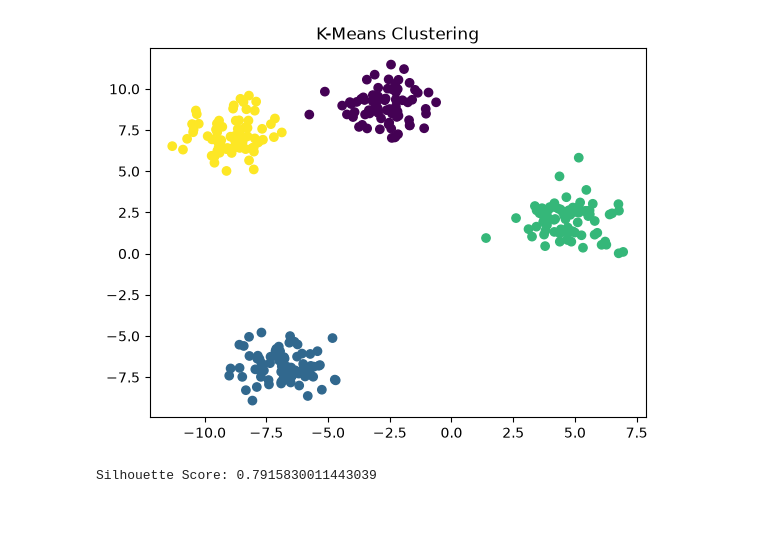
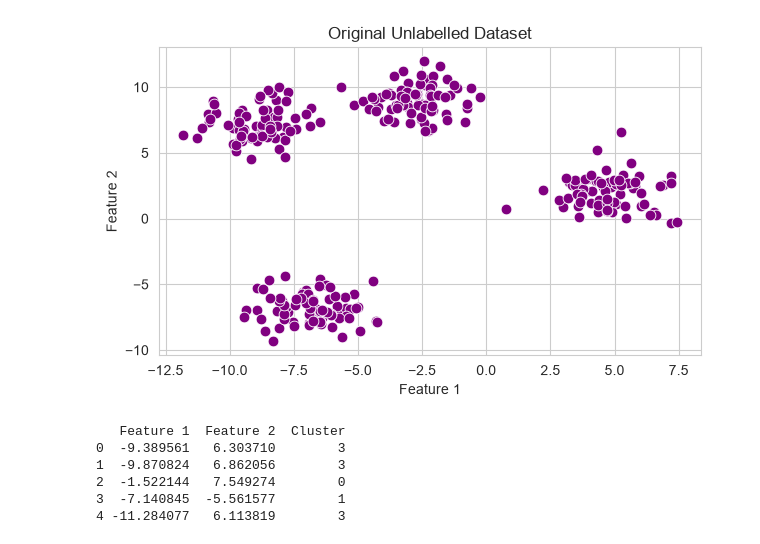
Before and after one commit to arshpreetkaur-work/week10-12task, a Jupyter notebook: task2.ipynb, the cells around one changed output. Drawn from its saved outputs; the diff is of its cells as text; code cells hidden in the pictures; blank space fills up the shorter version.

```diff
--- a/task2.ipynb
+++ b/task2.ipynb
@@ -5,14 +5,15 @@ import matplotlib.pyplot as plt
 import seaborn as sns
 
 from sklearn.datasets import make_blobs
+from sklearn.cluster import KMeans
 from sklearn.metrics import silhouette_score
+
+sns.set_style("whitegrid")
 # %%
 X, y = make_blobs(n_samples=300, centers=4,
-                  cluster_std=1.0, random_state=42)
+                  cluster_std=1.2, random_state=42)
 
-plt.scatter(X[:, 0], X[:, 1])
-plt.title("Unlabelled Dataset")
-plt.xlabel("Feature 1")
-plt.ylabel("Feature 2")
-plt.show()
+df = pd.DataFrame(X, columns=['Feature 1', 'Feature 2'])
+
+print(df.head())
 # %% [output]
@@ -20,16 +26,25 @@ plt.show()
 # %%
-kmeans = KMeans(n_clusters=4, random_state=42)
+plt.figure(figsize=(7, 4))
 
-kmeans_labels = kmeans.fit_predict(X)
+sns.scatterplot(x=df['Feature 1'], y=df['Feature 2'],
+                color='purple', s=60)
 
-plt.scatter(X[:, 0], X[:, 1], c=kmeans_labels, cmap="viridis")
-plt.title("K-Means Clustering")
+plt.title("Original Unlabelled Dataset")
 plt.show()
 # %% [output]
-[figure, old version]
+[figure, new version]
 # %%
-score = silhouette_score(X, kmeans_labels)
+kmeans = KMeans(n_clusters=4, random_state=42, n_init=10)
 
-print("Silhouette Score:", score)
+kmeans_labels = kmeans.fit_predict(X)
+
+df['Cluster'] = kmeans_labels
+
+print(df.head())
 # %% [output]
-Silhouette Score: 0.7915830011443039
+   Feature 1  Feature 2  Cluster
+0  -9.389561   6.303710        3
+1  -9.870824   6.862056        3
+2  -1.522144   7.549274        0
+3  -7.140845  -5.561577        1
+4 -11.284077   6.113819        3
```
Also changed, not shown: parts of 6 cells of this notebook, 1 other file.
